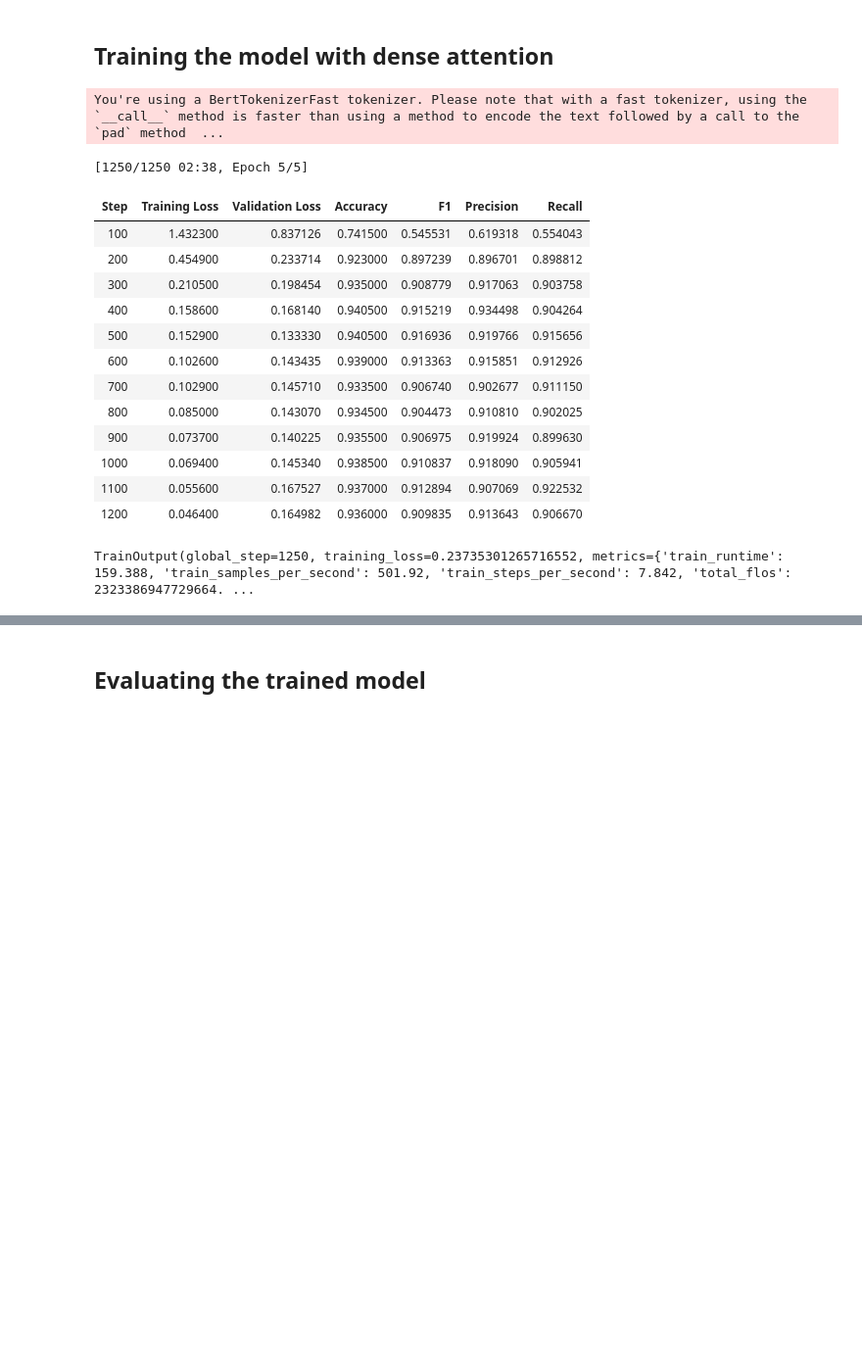
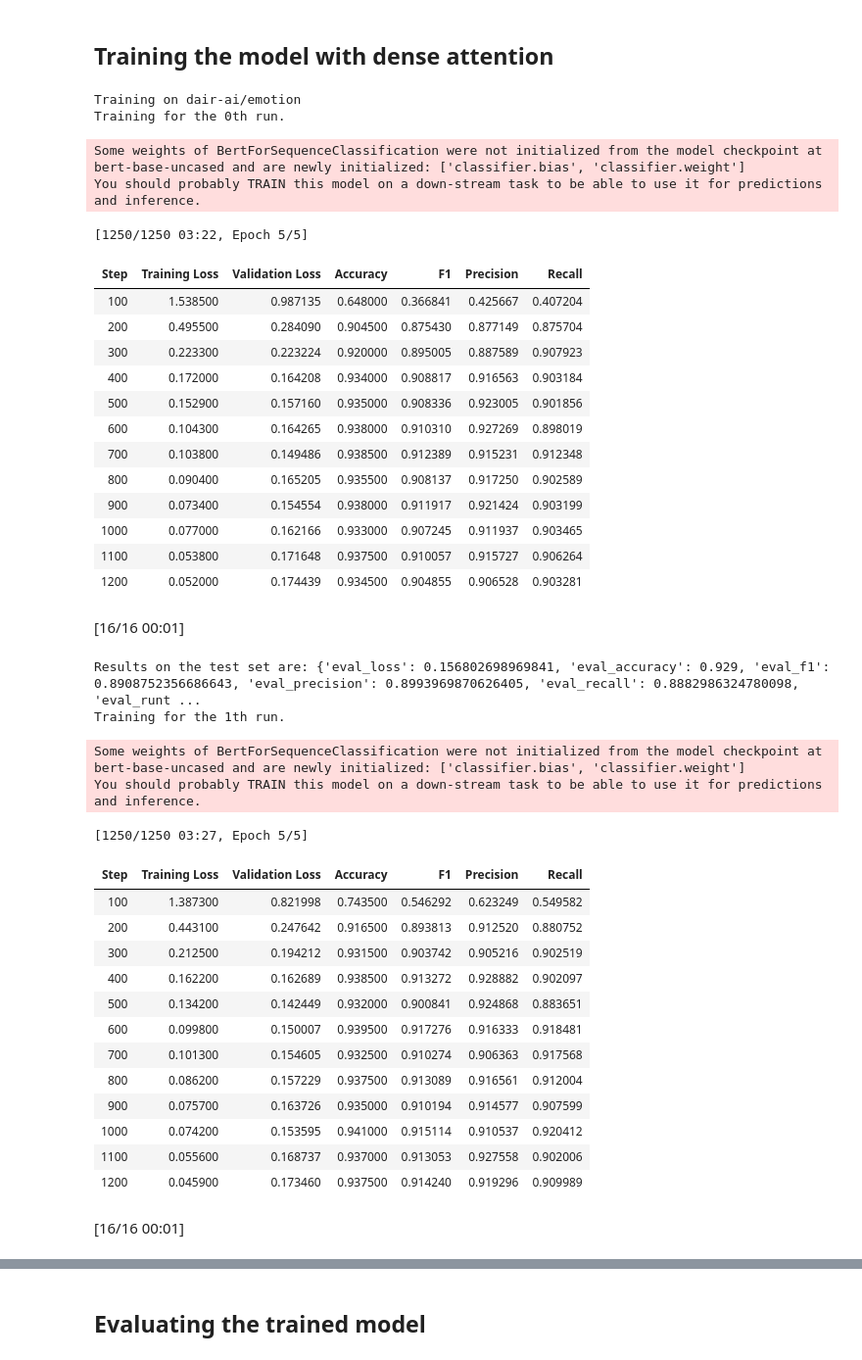
Before and after one commit to pramodith/llm_exploration, a Jupyter notebook: bert_sparse_attention_training.ipynb, the cells around one changed output, grey strips where cells are left out. Shown at 98% size. Saved outputs shown, nothing was run; the diff lists cells and outputs as text; code cells hidden in the pictures; blank space fills up the shorter version.

```diff
--- a/bert_sparse_attention_training.ipynb
+++ b/bert_sparse_attention_training.ipynb
@@ -98,12 +103,14 @@ def get_dataset(dataset_name: str, subset_name: Optional[str]) -> Tuple[Dataset,
 # %%
 metrics = [load('accuracy'), load("f1"), load("precision"), load("recall")]
 dataset_names = [("dair-ai/emotion",""),("ag_news",""),("tweet_eval","offensive")]
-train_datasets, dev_datasets, test_datasets = [], [], []
+train_datasets, dev_datasets, test_datasets, num_labels, train_datasets_size = [], [], [], [], []
 for dataset_name, subset_name in dataset_names:
-    train_dataset, dev_dataset, test_dataset = get_dataset(dataset_name, subset_name)
+    train_dataset, dev_dataset, test_dataset, num_label = get_dataset(dataset_name, subset_name)
     train_datasets.append(train_dataset)
     dev_datasets.append(dev_dataset)
     test_datasets.append(test_dataset)
+    num_labels.append(num_label)
+    train_datasets_size.append(train_dataset.num_rows)
 # %% [output]
 dair-ai/emotion has already been split into train, dev and test sets.
 Dataset Description:  Emotion is a dataset of English Twitter messages with six basic emotions: anger, fear, joy, love, sadness, and surprise. For more detailed information please refer to the paper.
@@ -122,5 +129,3 @@ tweet_eval has already been split into train, dev and test sets.
 Dataset Description:  TweetEval consists of seven heterogenous tasks in Twitter, all framed as multi-class tweet classification. All tasks have been unified into the same benchmark, with each dataset  ...
 
 Label Space:  ['non-offensive', 'offensive']
-# %%
-model = AutoModelForSequenceClassification.from_pretrained(model_name, num_labels=len(train_dataset.features["label"].names))
@@ -715,10 +711,11 @@ We need to encode the datasets for dense and sparse attention differently since
 # %%
 class CustomDataset(torch.utils.data.Dataset):
 
-    def __init__(self, dataset, tokenizer, mode="sparse"):
+    def __init__(self, dataset, tokenizer, mode="sparse", is_mlm:bool = False):
         self.dataset = dataset
         self.tokenizer = tokenizer
         self.mode = mode
+        self.is_mlm = is_mlm
 
     def __len__(self):
         return len(self.dataset)
@@ -729,4 +726,6 @@ class CustomDataset(torch.utils.data.Dataset):
       else:
         inputs = tokenizer(self.dataset[idx]["text"], return_tensors="pt", truncation=True)
         inputs = {k:v.squeeze(0) for k,v in inputs.items()}
+        if not self.is_mlm:
+          inputs["labels"] = self.dataset[idx]["label"]
         return inputs
@@ -756,18 +750,21 @@ for i in range(len(train_datasets)):
 # %% [markdown]
 ## Training the model with dense attention
 # %%
+logging.set_verbosity_warning()
+
 def train_and_evaluate(
-    model: torch.nn.Module,
     train_datasets: List[Dataset],
     dev_datasets: List[Dataset],
     test_datasets: List[Dataset],
-    tokenizer: AutoTokenizer
+    tokenizer: AutoTokenizer,
 ) -> Dict[str, List[Dict]]:
     results = defaultdict(list)
     # Define the training arguments
     for i in range(len(train_datasets)):
         print(f"Training on {dataset_names[i][0]}")
         for j in range(5):
+            print(f"Training for the {j}th run.")
+            model = AutoModelForSequenceClassification.from_pretrained(model_name, num_labels=num_labels[i])
             training_args = TrainingArguments(
                 output_dir='./results',          # output directory
                 num_train_epochs=5,            # total number of training steps
@@ -798,24 +795,48 @@ def train_and_evaluate(
                 compute_metrics=compute_metrics
         )
             trainer_dense_attention.train()
-            results[dataset_names[i]].append(trainer_dense_attention.evaluate(test_datasets[i]))
+            test_results = trainer_dense_attention.evaluate(test_datasets[i])
+            print(f"Results on the test set are: {test_results}")
+            results[dataset_names[i]].append(test_results)
     return results
 # %%
-dense_attention_results = train_and_evaluate(custom_model, train_datasets_dense_attention, dev_datasets_dense_attention, test_datasets_dense_attention, tokenizer)
+dense_attention_results = train_and_evaluate(train_datasets_dense_attention, dev_datasets_dense_attention, test_datasets_dense_attention, tokenizer)
 # %% [output]
-You're using a BertTokenizerFast tokenizer. Please note that with a fast tokenizer, using the `__call__` method is faster than using a method to encode the text followed by a call to the `pad` method  ...
+Training on dair-ai/emotion
+Training for the 0th run.
-[1250/1250 02:38, Epoch 5/5]
+Some weights of BertForSequenceClassification were not initialized from the model checkpoint at bert-base-uncased and are newly initialized: ['classifier.bias', 'classifier.weight']
+You should probably TRAIN this model on a down-stream task to be able to use it for predictions and inference.
+[1250/1250 03:22, Epoch 5/5]
 | Step | Training Loss | Validation Loss | Accuracy | F1 | Precision | Recall |
-| 100 | 1.432300 | 0.837126 | 0.741500 | 0.545531 | 0.619318 | 0.554043 |
-| 200 | 0.454900 | 0.233714 | 0.923000 | 0.897239 | 0.896701 | 0.898812 |
-| 300 | 0.210500 | 0.198454 | 0.935000 | 0.908779 | 0.917063 | 0.903758 |
-| 400 | 0.158600 | 0.168140 | 0.940500 | 0.915219 | 0.934498 | 0.904264 |
-| 500 | 0.152900 | 0.133330 | 0.940500 | 0.916936 | 0.919766 | 0.915656 |
-| 600 | 0.102600 | 0.143435 | 0.939000 | 0.913363 | 0.915851 | 0.912926 |
-| 700 | 0.102900 | 0.145710 | 0.933500 | 0.906740 | 0.902677 | 0.911150 |
-| 800 | 0.085000 | 0.143070 | 0.934500 | 0.904473 | 0.910810 | 0.902025 |
-| 900 | 0.073700 | 0.140225 | 0.935500 | 0.906975 | 0.919924 | 0.899630 |
-| 1000 | 0.069400 | 0.145340 | 0.938500 | 0.910837 | 0.918090 | 0.905941 |
-| 1100 | 0.055600 | 0.167527 | 0.937000 | 0.912894 | 0.907069 | 0.922532 |
-| 1200 | 0.046400 | 0.164982 | 0.936000 | 0.909835 | 0.913643 | 0.906670 |
+| 100 | 1.538500 | 0.987135 | 0.648000 | 0.366841 | 0.425667 | 0.407204 |
+| 200 | 0.495500 | 0.284090 | 0.904500 | 0.875430 | 0.877149 | 0.875704 |
+| 300 | 0.223300 | 0.223224 | 0.920000 | 0.895005 | 0.887589 | 0.907923 |
+| 400 | 0.172000 | 0.164208 | 0.934000 | 0.908817 | 0.916563 | 0.903184 |
+| 500 | 0.152900 | 0.157160 | 0.935000 | 0.908336 | 0.923005 | 0.901856 |
+| 600 | 0.104300 | 0.164265 | 0.938000 | 0.910310 | 0.927269 | 0.898019 |
+| 700 | 0.103800 | 0.149486 | 0.938500 | 0.912389 | 0.915231 | 0.912348 |
+| 800 | 0.090400 | 0.165205 | 0.935500 | 0.908137 | 0.917250 | 0.902589 |
+| 900 | 0.073400 | 0.154554 | 0.938000 | 0.911917 | 0.921424 | 0.903199 |
+| 1000 | 0.077000 | 0.162166 | 0.933000 | 0.907245 | 0.911937 | 0.903465 |
+| 1100 | 0.053800 | 0.171648 | 0.937500 | 0.910057 | 0.915727 | 0.906264 |
+| 1200 | 0.052000 | 0.174439 | 0.934500 | 0.904855 | 0.906528 | 0.903281 |
-TrainOutput(global_step=1250, training_loss=0.23735301265716552, metrics={'train_runtime': 159.388, 'train_samples_per_second': 501.92, 'train_steps_per_second': 7.842, 'total_flos': 2323386947729664. ...
+[16/16 00:01]
+Results on the test set are: {'eval_loss': 0.156802698969841, 'eval_accuracy': 0.929, 'eval_f1': 0.8908752356686643, 'eval_precision': 0.8993969870626405, 'eval_recall': 0.8882986324780098, 'eval_runt ...
+Training for the 1th run.
+Some weights of BertForSequenceClassification were not initialized from the model checkpoint at bert-base-uncased and are newly initialized: ['classifier.bias', 'classifier.weight']
+You should probably TRAIN this model on a down-stream task to be able to use it for predictions and inference.
+[1250/1250 03:27, Epoch 5/5]
+| Step | Training Loss | Validation Loss | Accuracy | F1 | Precision | Recall |
+| 100 | 1.387300 | 0.821998 | 0.743500 | 0.546292 | 0.623249 | 0.549582 |
+| 200 | 0.443100 | 0.247642 | 0.916500 | 0.893813 | 0.912520 | 0.880752 |
+| 300 | 0.212500 | 0.194212 | 0.931500 | 0.903742 | 0.905216 | 0.902519 |
+| 400 | 0.162200 | 0.162689 | 0.938500 | 0.913272 | 0.928882 | 0.902097 |
+| 500 | 0.134200 | 0.142449 | 0.932000 | 0.900841 | 0.924868 | 0.883651 |
+| 600 | 0.099800 | 0.150007 | 0.939500 | 0.917276 | 0.916333 | 0.918481 |
+| 700 | 0.101300 | 0.154605 | 0.932500 | 0.910274 | 0.906363 | 0.917568 |
+| 800 | 0.086200 | 0.157229 | 0.937500 | 0.913089 | 0.916561 | 0.912004 |
+| 900 | 0.075700 | 0.163726 | 0.935000 | 0.910194 | 0.914577 | 0.907599 |
+| 1000 | 0.074200 | 0.153595 | 0.941000 | 0.915114 | 0.910537 | 0.920412 |
+| 1100 | 0.055600 | 0.168737 | 0.937000 | 0.913053 | 0.927558 | 0.902006 |
+| 1200 | 0.045900 | 0.173460 | 0.937500 | 0.914240 | 0.919296 | 0.909989 |
+[16/16 00:01]
```
Also changed, not shown: parts of 10 cells of this notebook.
